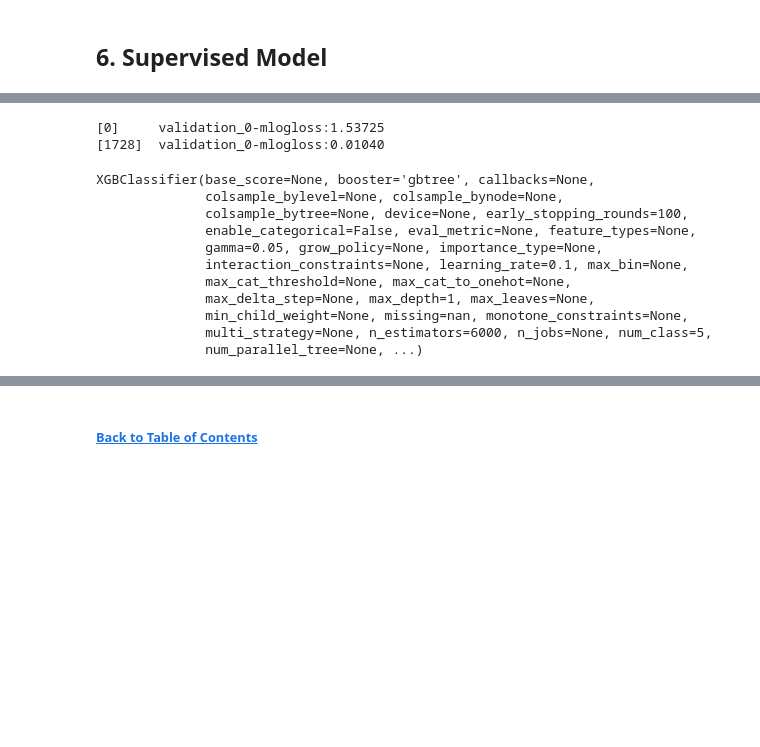
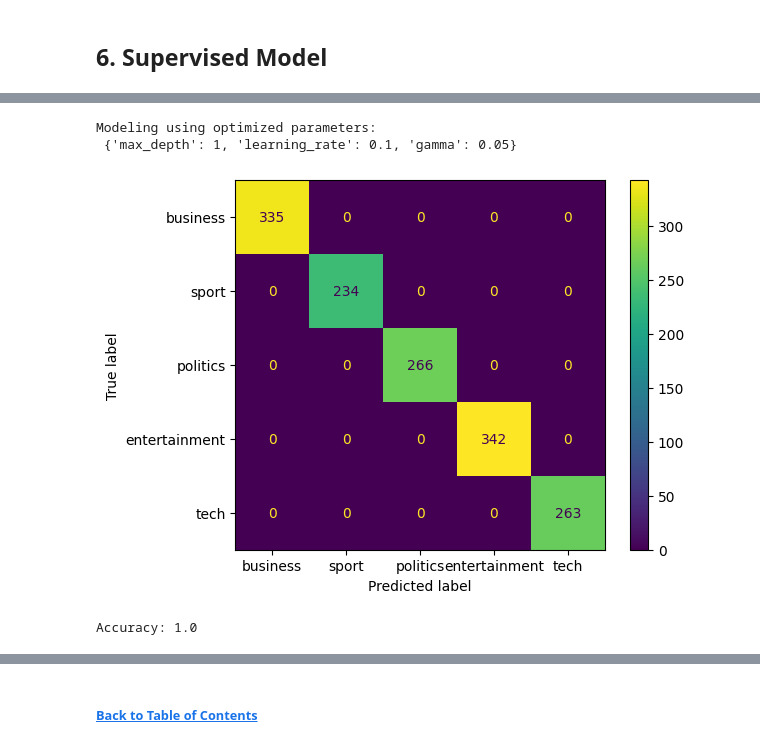
Before and after one commit to chill0121/News_Article_Matrix_Factorization, a Jupyter notebook: BBC_News_Classification.ipynb, the cells around one changed output, grey strips where cells are left out. Cells and saved outputs as stored; diff of their text form; code cells hidden in the pictures; blank space fills up the shorter version.

```diff
--- a/BBC_News_Classification.ipynb
+++ b/BBC_News_Classification.ipynb
@@ -553,7 +555,6 @@ labelorder, acc = label_permute_accuracy(train, mod_nmf_train_y_pred)
 # Map best accuracy permutation order and predictions to dataframe.
 labels = {key : i for i, key in zip(labelorder, train['Category'].unique())}
 train['class_perm'] = train['Category'].map(labels)
-train['y_pred'] = mod_nmf_train_y_pred
 # %% [output]
 (1440, 25084) - Articles X Tokens | Sparse Matrix Shape
 (1440, 5) - Articles X Tokens | NMF Weights Matrix Shape
@@ -802,0 +764,7 @@ Modeling using optimized parameters:
+# %%
+tfidf, train_sparse_embed_nmf, mod_nmf, mod_nmf_train_y_pred = nmf_fit_optimized(train['cleaned'], verbose = True)
+label_order, acc = label_permute_accuracy(train, mod_nmf_train_y_pred)
+
+# Map best accuracy permutation order and predictions to dataframe.
+labels = {key : i for i, key in zip(label_order, train['Category'].unique())}
+train['class_perm'] = train['Category'].map(labels)
@@ -854,7 +830,7 @@ def model_optimizer_xgb(param_grid_xgb, train_df, k_folds = 3):
             train_sparse_embed = tfidf.fit_transform(train_fold['cleaned'])
             val_sparse_embed = tfidf.transform(val_fold['cleaned'])
 
-            xgb_model = xgb.XGBClassifier(booster = 'gbtree',
+            mod_xgb = xgb.XGBClassifier(booster = 'gbtree',
                                 n_estimators = 6000,
                                 max_depth = current_params['max_depth'],
                                 learning_rate = current_params['learning_rate'],
@@ -863,11 +839,11 @@ def model_optimizer_xgb(param_grid_xgb, train_df, k_folds = 3):
                                 num_class = 5,
                                 objective = 'multi:softmax')
 
-            xgb_model.fit(train_sparse_embed, train_fold['class_perm'],
+            mod_xgb.fit(train_sparse_embed, train_fold['class_perm'],
                         eval_set = [(val_sparse_embed, val_fold['class_perm'])],
                         verbose = False)
 
-            fold_log_loss.append(xgb_model.best_score)
+            fold_log_loss.append(mod_xgb.best_score)
 
         avg_log_loss = np.mean(fold_log_loss)
         model_results = list(par) + fold_log_loss + [avg_log_loss]
@@ -911,36 +887,41 @@ Optimized Model:
   Parameters - {'max_depth': 1, 'learning_rate': 0.1, 'gamma': 0.05}
   Cross-Val Log Loss - 0.17625377106080412
 # %%
-tfidf = TfidfVectorizer(min_df = opt_params['min_df'], # ignore terms that have a document frequency strictly lower than the given threshold
-                            max_df = opt_params['max_df'], # ignore terms that have a document frequency strictly higher than the given threshold
-                            norm = opt_params['norm'],
-                            stop_words = None,
-                            ngram_range = opt_params['ngram_range'])
-train_sparse_embed = tfidf.fit_transform(train['cleaned'])
+def xgb_fit_optimized(X_train, y_train, verbose = False):
 
-xgb_model = xgb.XGBClassifier(booster = 'gbtree',
-                                n_estimators = 6000,
-                                max_depth = opt_params_xgb['max_depth'],
-                                learning_rate = opt_params_xgb['learning_rate'],
-                                gamma = opt_params_xgb['gamma'],
-                                early_stopping_rounds = 100,
-                                num_class = 5,
-                                objective = 'multi:softmax')
+    tfidf = TfidfVectorizer(min_df = opt_params['min_df'], # ignore terms that have a document frequency strictly lower than the given threshold
+                                max_df = opt_params['max_df'], # ignore terms that have a document frequency strictly higher than the given threshold
+                                norm = opt_params['norm'],
+                                stop_words = None,
+                                ngram_range = opt_params['ngram_range'])
+    train_sparse_embed = tfidf.fit_transform(X_train)
+    if verbose == True:
+        print(f'Modeling using optimized parameters:\n {opt_params_xgb}')
+    mod_xgb = xgb.XGBClassifier(booster = 'gbtree',
+                                    n_estimators = 6000,
+                                    max_depth = opt_params_xgb['max_depth'],
+                                    learning_rate = opt_params_xgb['learning_rate'],
+                                    gamma = opt_params_xgb['gamma'],
+                                    early_stopping_rounds = 100,
+                                    num_class = 5,
+                                    objective = 'multi:softmax')
 
-xgb_model.fit(train_sparse_embed, train['class_perm'],
-            eval_set = [(train_sparse_embed, train['class_perm'])],
-            verbose = 2000)
+    mod_xgb.fit(train_sparse_embed, y_train,
+                eval_set = [(train_sparse_embed, y_train)],
+                verbose = False)
+
+    return (tfidf, train_sparse_embed, mod_xgb)
+
+tfidf, train_sparse_embed_xgb, mod_xgb = xgb_fit_optimized(train['cleaned'], train['class_perm'], verbose = True)
 # %% [output]
-[0]     validation_0-mlogloss:1.53725
-[1728]  validation_0-mlogloss:0.01040
+Modeling using optimized parameters:
+ {'max_depth': 1, 'learning_rate': 0.1, 'gamma': 0.05}
-XGBClassifier(base_score=None, booster='gbtree', callbacks=None,
-              colsample_bylevel=None, colsample_bynode=None,
-              colsample_bytree=None, device=None, early_stopping_rounds=100,
-              enable_categorical=False, eval_metric=None, feature_types=None,
-              gamma=0.05, grow_policy=None, importance_type=None,
-              interaction_constraints=None, learning_rate=0.1, max_bin=None,
-              max_cat_threshold=None, max_cat_to_onehot=None,
-              max_delta_step=None, max_depth=1, max_leaves=None,
-              min_child_weight=None, missing=nan, monotone_constraints=None,
-              multi_strategy=None, n_estimators=6000, n_jobs=None, num_class=5,
-              num_parallel_tree=None, ...)
+# %%
+conf_matrix = confusion_matrix(y_true = train['class_perm'], y_pred = mod_xgb.predict(train_sparse_embed_xgb))
+ConfusionMatrixDisplay(conf_matrix, display_labels = {k: v for k, v in sorted(labels.items(), key = lambda item: item[1])}).plot()
+plt.show()
+
+print('Accuracy:', accuracy_score(y_true = train['class_perm'], y_pred = mod_xgb.predict(train_sparse_embed_xgb)))
+# %% [output]
+[figure, added]
+Accuracy: 1.0
```
Also changed, not shown: parts of 16 cells of this notebook, 1 other file.
